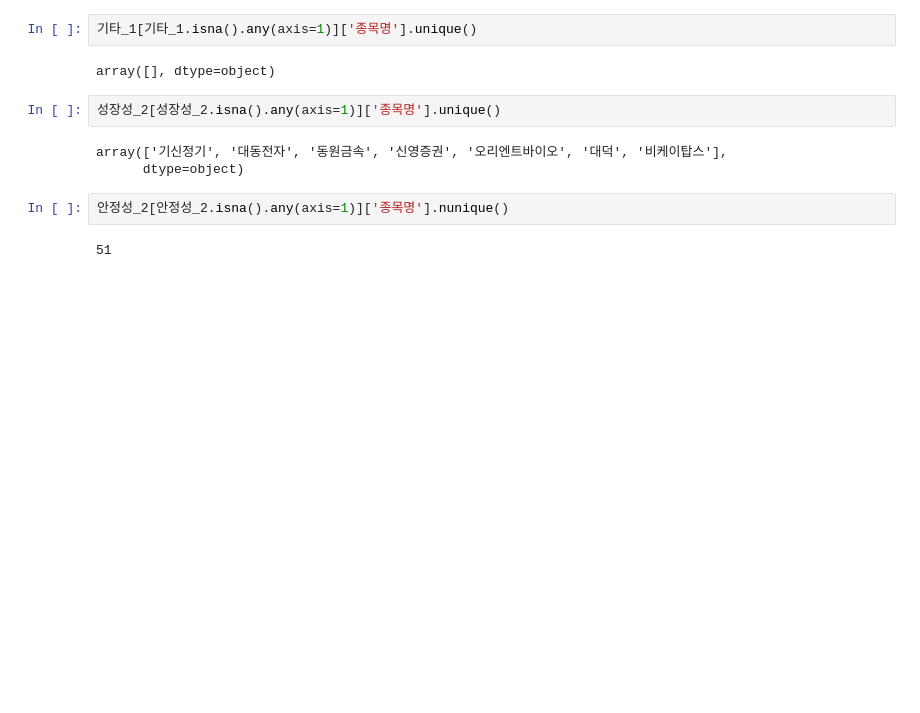
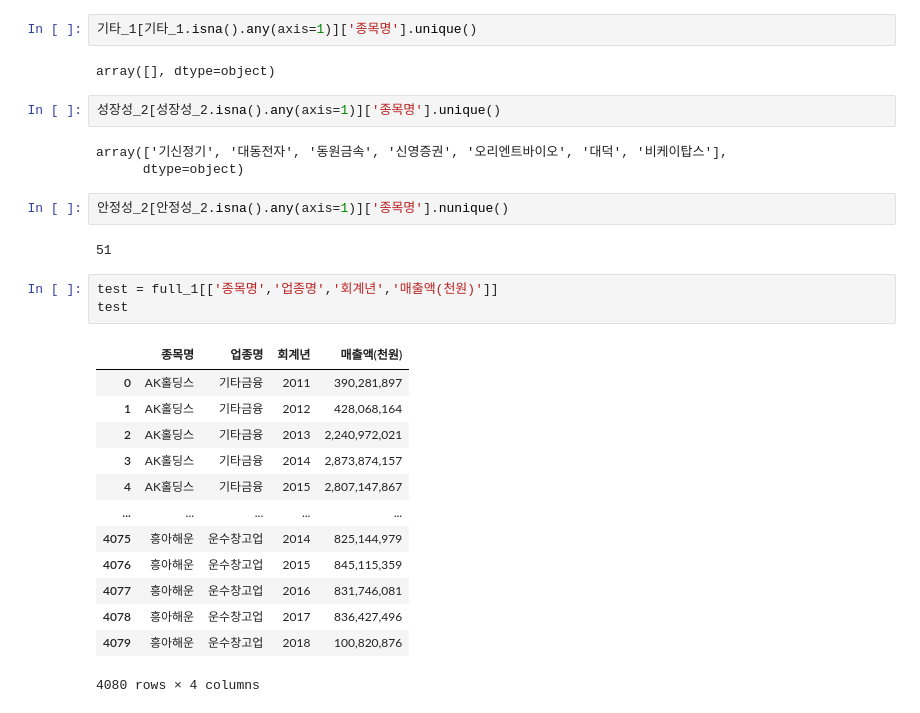
Before and after one commit to minxzzy/ESG, a Jupyter notebook: 재무제표.ipynb, the cells around one changed output. Saved outputs shown, nothing was run; the diff lists cells and outputs as text; blank space fills up the shorter version.

```diff
--- a/재무제표.ipynb
+++ b/재무제표.ipynb
@@ -485,3 +496,20 @@ array(['기신정기', '대동전자', '동원금속', '신영증권', '오리
 안정성_2[안정성_2.isna().any(axis=1)]['종목명'].nunique()
 # %% [output]
 51
+# %%
+test = full_1[['종목명','업종명','회계년','매출액(천원)']]
+test
+# %% [output]
+|  | 종목명 | 업종명 | 회계년 | 매출액(천원) |
+| 0 | AK홀딩스 | 기타금융 | 2011 | 390,281,897 |
+| 1 | AK홀딩스 | 기타금융 | 2012 | 428,068,164 |
+| 2 | AK홀딩스 | 기타금융 | 2013 | 2,240,972,021 |
+| 3 | AK홀딩스 | 기타금융 | 2014 | 2,873,874,157 |
+| 4 | AK홀딩스 | 기타금융 | 2015 | 2,807,147,867 |
+| ... | ... | ... | ... | ... |
+| 4075 | 흥아해운 | 운수창고업 | 2014 | 825,144,979 |
+| 4076 | 흥아해운 | 운수창고업 | 2015 | 845,115,359 |
+| 4077 | 흥아해운 | 운수창고업 | 2016 | 831,746,081 |
+| 4078 | 흥아해운 | 운수창고업 | 2017 | 836,427,496 |
+| 4079 | 흥아해운 | 운수창고업 | 2018 | 100,820,876 |
+4080 rows × 4 columns
```
Also changed, not shown: parts of 6 cells of this notebook, 3 other files.
